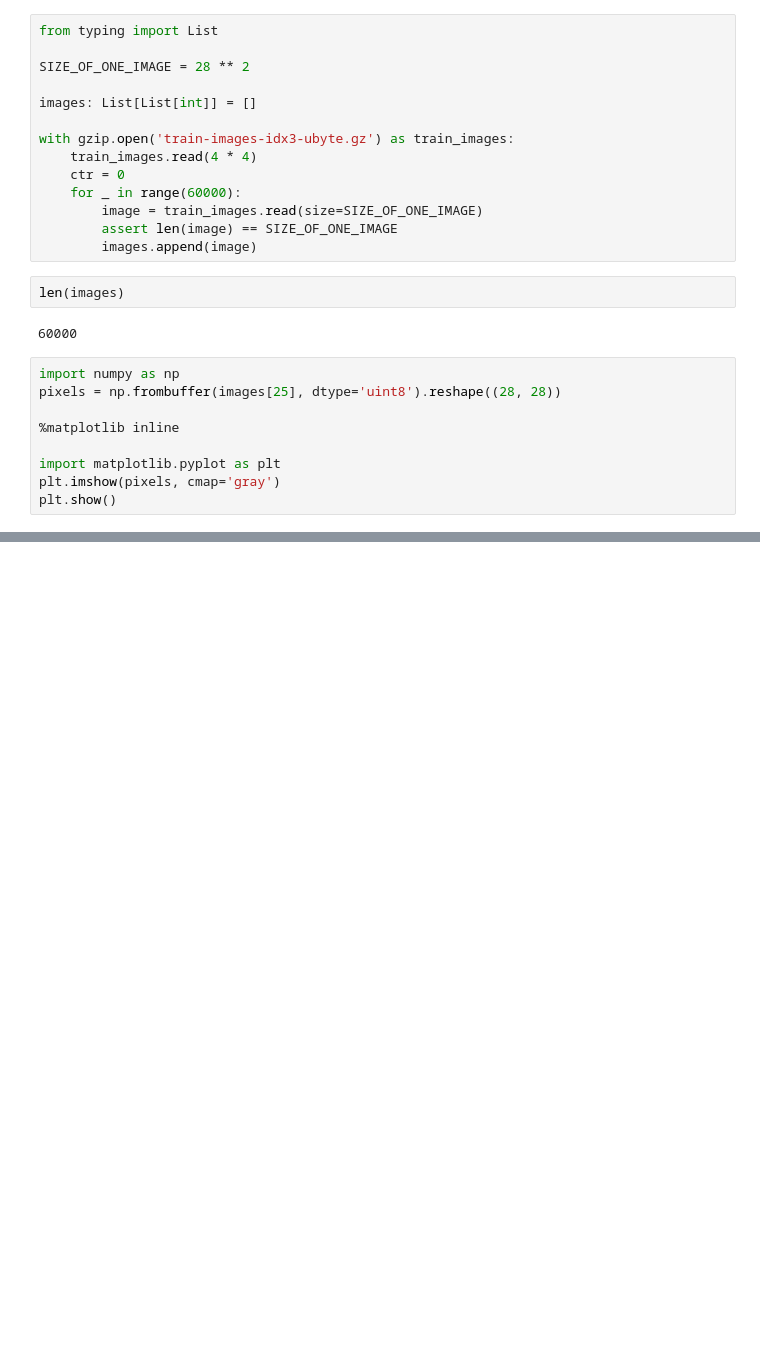
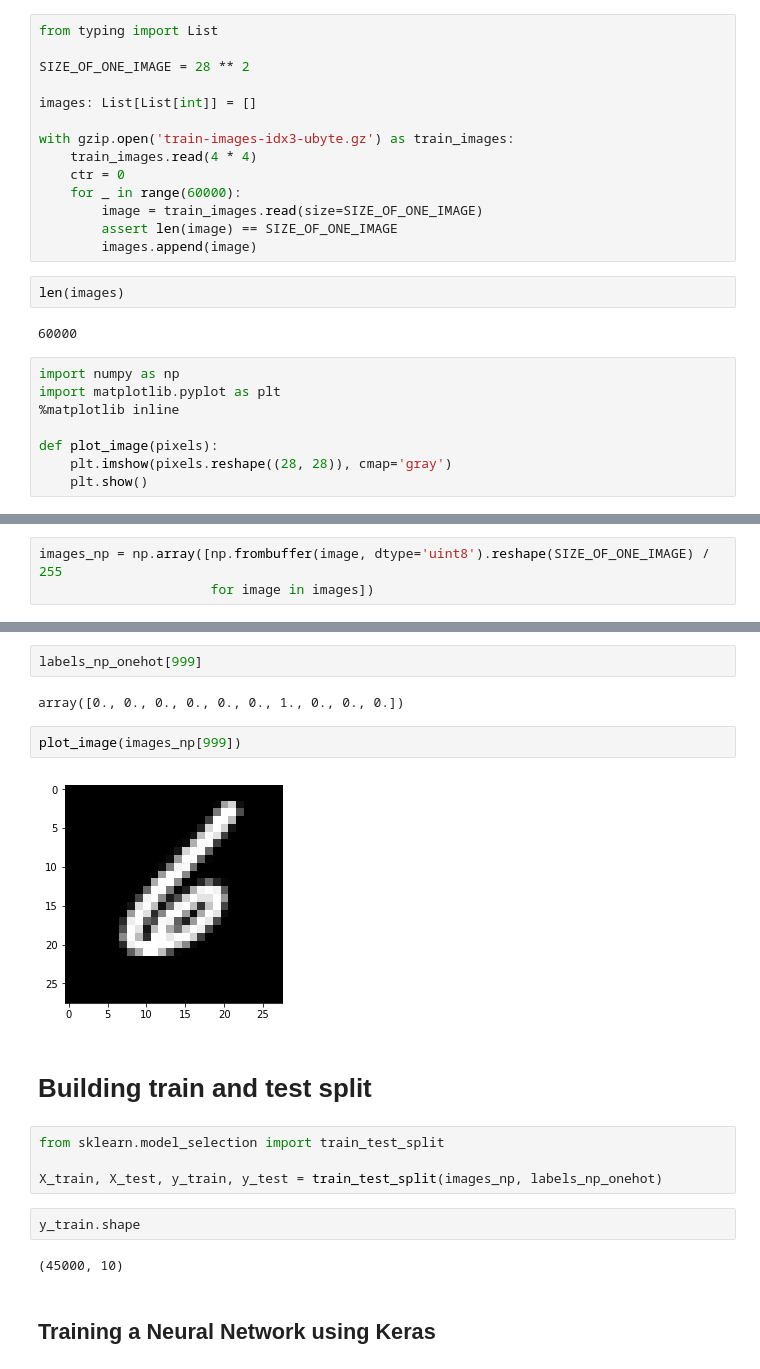
Before and after one commit to PirosB3/kite-nn-blog-post, a Jupyter notebook: Kite blog post code.ipynb, the cells around one changed output, grey strips where cells are left out. Drawn from its saved outputs; the diff is of its cells as text; blank space fills up the shorter version.

```diff
--- a/Kite blog post code.ipynb
+++ b/Kite blog post code.ipynb
@@ -102,10 +84,9 @@ len(images)
 60000
 # %%
 import numpy as np
-pixels = np.frombuffer(images[25], dtype='uint8').reshape((28, 28))
-
+import matplotlib.pyplot as plt
 %matplotlib inline
 
-import matplotlib.pyplot as plt
-plt.imshow(pixels, cmap='gray')
-plt.show()
+def plot_image(pixels):
+    plt.imshow(pixels.reshape((28, 28)), cmap='gray')
+    plt.show()
@@ -113,0 +93,3 @@ plt.show()
+# %%
+images_np = np.array([np.frombuffer(image, dtype='uint8').reshape(SIZE_OF_ONE_IMAGE) / 255
+                      for image in images])
@@ -113,0 +118,20 @@ plt.show()
+# %%
+labels_np_onehot[999]
+# %% [output]
+array([0., 0., 0., 0., 0., 0., 1., 0., 0., 0.])
+# %%
+plot_image(images_np[999])
+# %% [output]
+[figure, added]
+# %% [markdown]
+# Building train and test split
+# %%
+from sklearn.model_selection import train_test_split
+
+X_train, X_test, y_train, y_test = train_test_split(images_np, labels_np_onehot)
+# %%
+y_train.shape
+# %% [output]
+(45000, 10)
+# %% [markdown]
+## Training a Neural Network using Keras
```
Also changed, not shown: parts of 29 cells of this notebook.
